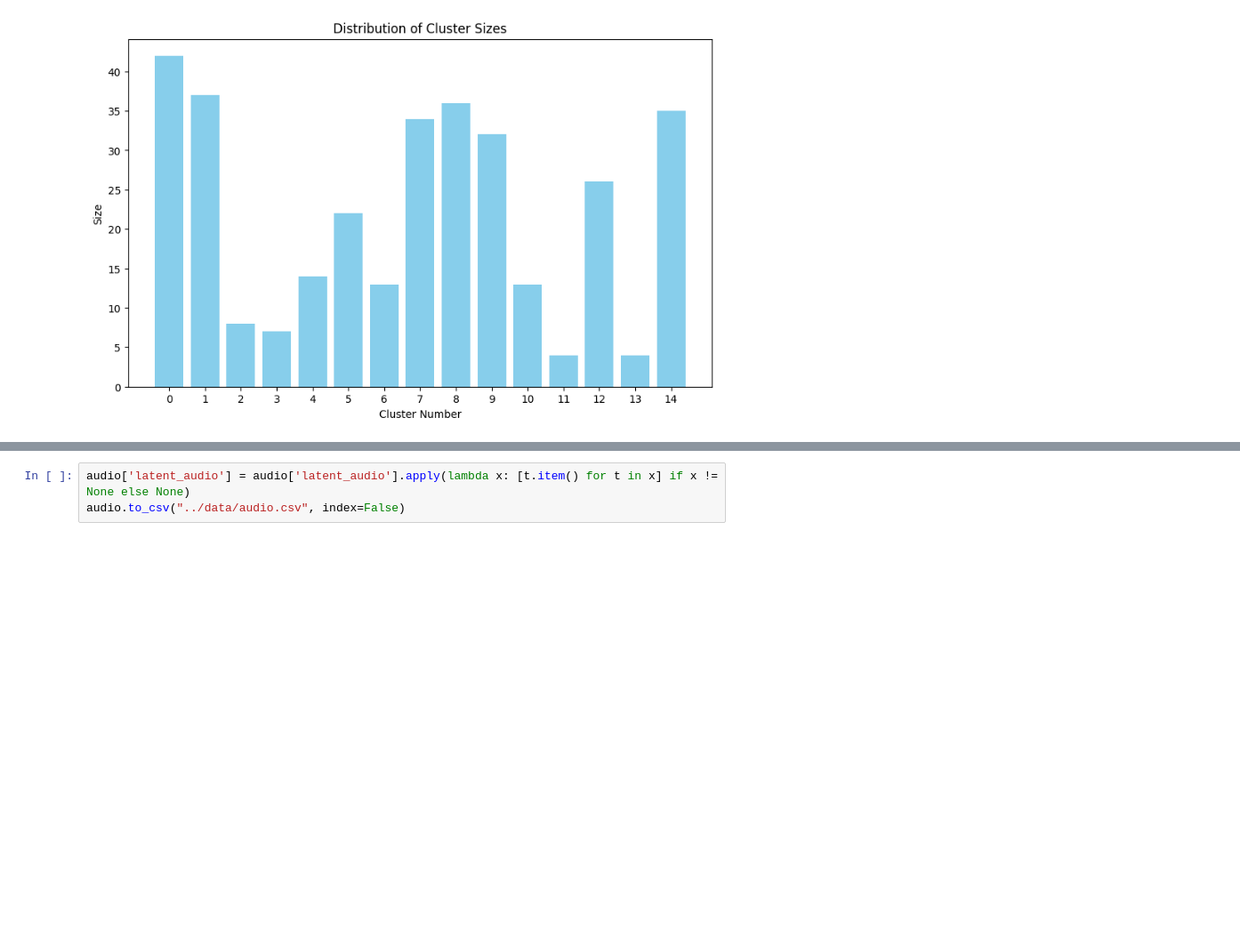
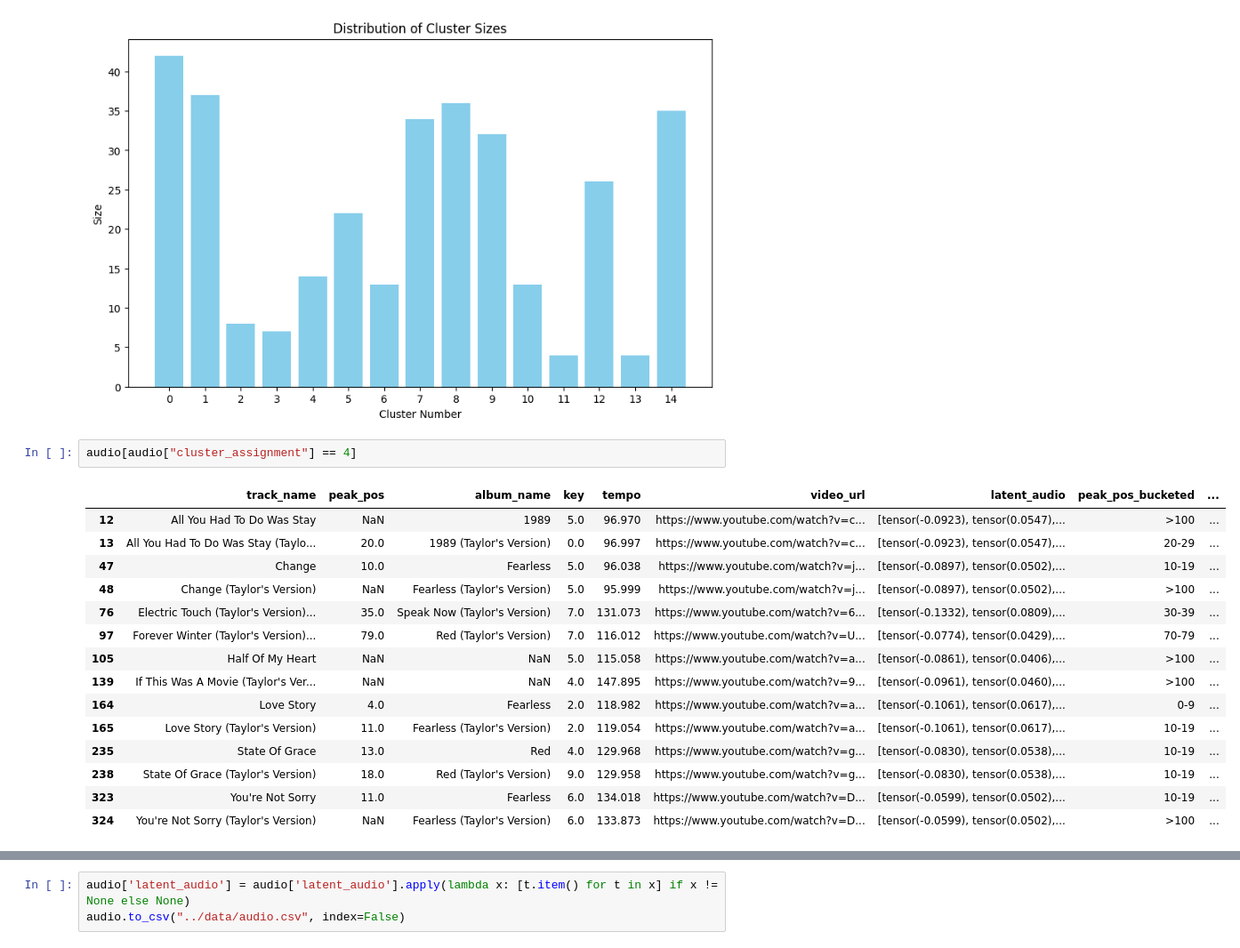
Before and after one commit to alexkato29/Taylor-Swift-Music-Analysis, a Jupyter notebook: Audio/audio_encoding.ipynb, the cells around one changed output, grey strips where cells are left out. Shown: that part at 89% size. Drawn from its saved outputs; the diff is of its cells as text; blank space fills up the shorter version.

```diff
--- a/Audio/audio_encoding.ipynb
+++ b/Audio/audio_encoding.ipynb
@@ -149,4 +149,22 @@ Cluster 12: 26 members (7.95%)
 Cluster 13: 4 members (1.22%)
 Cluster 14: 35 members (10.70%)
 [figure]
+# %%
+audio[audio["cluster_assignment"] == 4]
+# %% [output]
+|  | track_name | peak_pos | album_name | key | tempo | video_url | latent_audio | peak_pos_bucketed | ... |
+| 12 | All You Had To Do Was Stay | NaN | 1989 | 5.0 | 96.970 | https://www.youtube.com/watch?v=c... | [tensor(-0.0923), tensor(0.0547),... | >100 | ... |
+| 13 | All You Had To Do Was Stay (Taylo... | 20.0 | 1989 (Taylor's Version) | 0.0 | 96.997 | https://www.youtube.com/watch?v=c... | [tensor(-0.0923), tensor(0.0547),... | 20-29 | ... |
+| 47 | Change | 10.0 | Fearless | 5.0 | 96.038 | https://www.youtube.com/watch?v=j... | [tensor(-0.0897), tensor(0.0502),... | 10-19 | ... |
+| 48 | Change (Taylor's Version) | NaN | Fearless (Taylor's Version) | 5.0 | 95.999 | https://www.youtube.com/watch?v=j... | [tensor(-0.0897), tensor(0.0502),... | >100 | ... |
+| 76 | Electric Touch (Taylor's Version)... | 35.0 | Speak Now (Taylor's Version) | 7.0 | 131.073 | https://www.youtube.com/watch?v=6... | [tensor(-0.1332), tensor(0.0809),... | 30-39 | ... |
+| 97 | Forever Winter (Taylor's Version)... | 79.0 | Red (Taylor's Version) | 7.0 | 116.012 | https://www.youtube.com/watch?v=U... | [tensor(-0.0774), tensor(0.0429),... | 70-79 | ... |
+| 105 | Half Of My Heart | NaN | NaN | 5.0 | 115.058 | https://www.youtube.com/watch?v=a... | [tensor(-0.0861), tensor(0.0406),... | >100 | ... |
+| 139 | If This Was A Movie (Taylor's Ver... | NaN | NaN | 4.0 | 147.895 | https://www.youtube.com/watch?v=9... | [tensor(-0.0961), tensor(0.0460),... | >100 | ... |
+| 164 | Love Story | 4.0 | Fearless | 2.0 | 118.982 | https://www.youtube.com/watch?v=a... | [tensor(-0.1061), tensor(0.0617),... | 0-9 | ... |
+| 165 | Love Story (Taylor's Version) | 11.0 | Fearless (Taylor's Version) | 2.0 | 119.054 | https://www.youtube.com/watch?v=a... | [tensor(-0.1061), tensor(0.0617),... | 10-19 | ... |
+| 235 | State Of Grace | 13.0 | Red | 4.0 | 129.968 | https://www.youtube.com/watch?v=g... | [tensor(-0.0830), tensor(0.0538),... | 10-19 | ... |
+| 238 | State Of Grace (Taylor's Version) | 18.0 | Red (Taylor's Version) | 9.0 | 129.958 | https://www.youtube.com/watch?v=g... | [tensor(-0.0830), tensor(0.0538),... | 10-19 | ... |
+| 323 | You're Not Sorry | 11.0 | Fearless | 6.0 | 134.018 | https://www.youtube.com/watch?v=D... | [tensor(-0.0599), tensor(0.0502),... | 10-19 | ... |
+| 324 | You're Not Sorry (Taylor's Version) | NaN | Fearless (Taylor's Version) | 6.0 | 133.873 | https://www.youtube.com/watch?v=D... | [tensor(-0.0599), tensor(0.0502),... | >100 | ... |
 # %%
```
Also changed, not shown: parts of 2 cells of this notebook, 8 other files.
